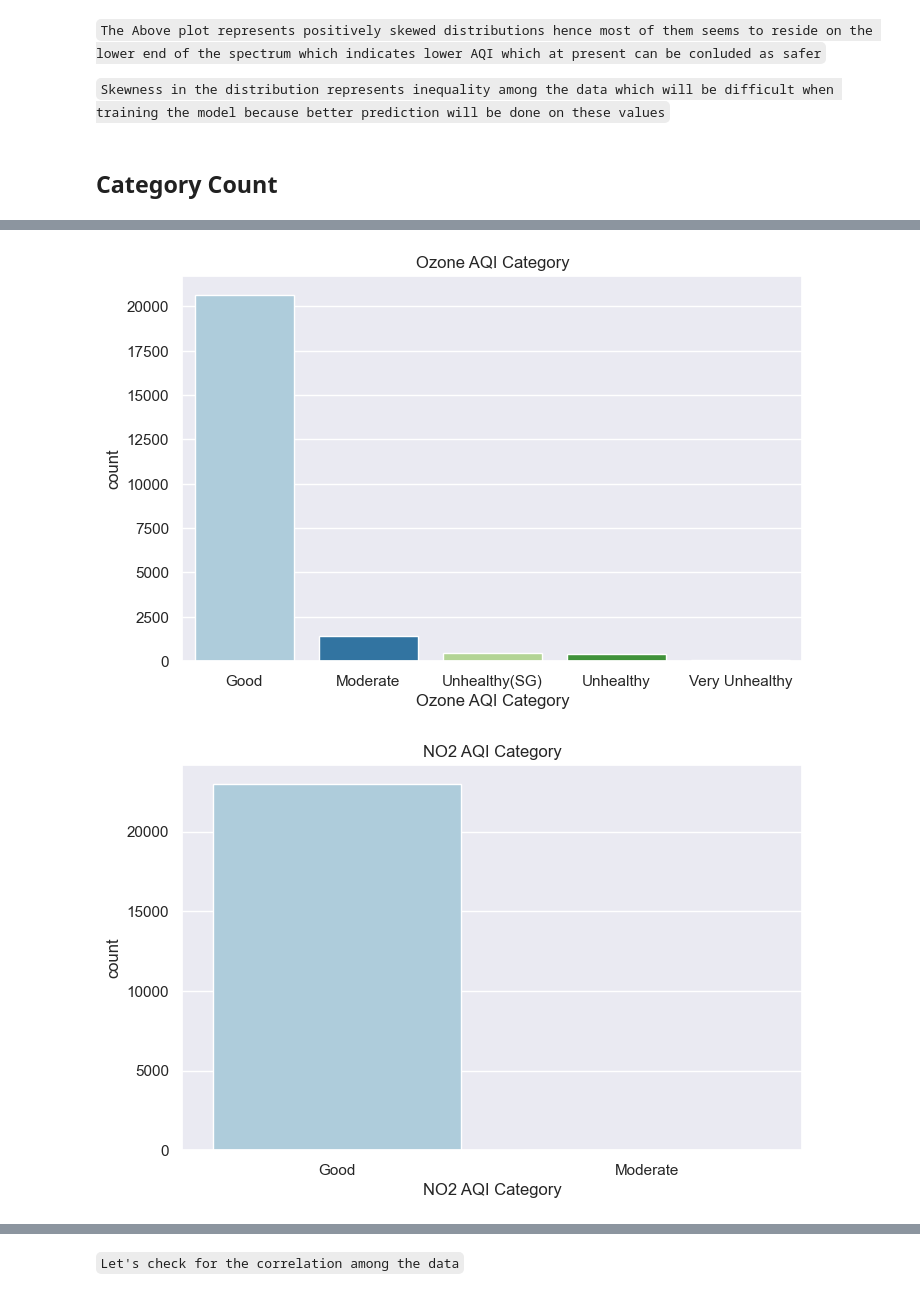
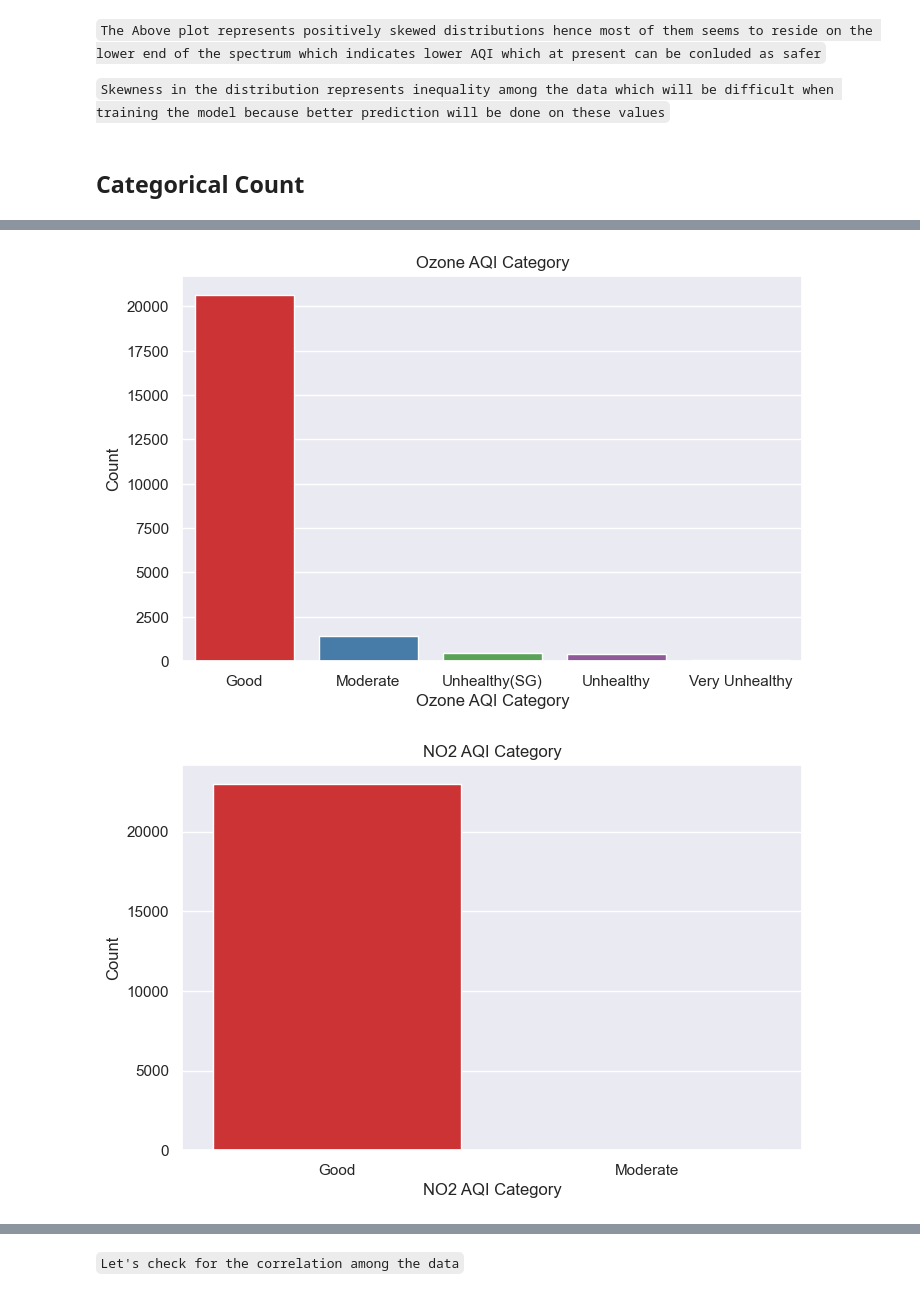
Before and after one commit to BSU04/Global-Air-Quality-Prediction, a Jupyter notebook: gap-eda.ipynb, the cells around one changed output, grey strips where cells are left out. Cells and saved outputs as stored; diff of their text form; code cells hidden in the pictures.

```diff
--- a/gap-eda.ipynb
+++ b/gap-eda.ipynb
@@ -409,11 +415,14 @@ hist("PM2.5 AQI Value")
 
 `Skewness in the distribution represents inequality among the data which will be difficult when training the model because better prediction will be done on these values`
 # %% [markdown]
-## Category Count
+## Categorical Count
+# %%
+sns.set(style="darkgrid")
 # %%
 cols = ["AQI Category", "CO AQI Category", "Ozone AQI Category", "NO2 AQI Category", "PM2.5 AQI Category"]
 for col in cols:
     plt.figure(figsize=(8,5))
-    sns.countplot(x = gap[col], palette = "Paired")
+    sns.countplot(x = gap[col], palette = "Set1")
     plt.title(col)
+    plt.ylabel("Count")
 # %% [output]
@@ -422,2 +431,2 @@ for col in cols:
-[figure, old version]
+[figure, new version]
-[figure, old version]
+[figure, new version]
```
Also changed, not shown: parts of 80 cells of this notebook.
